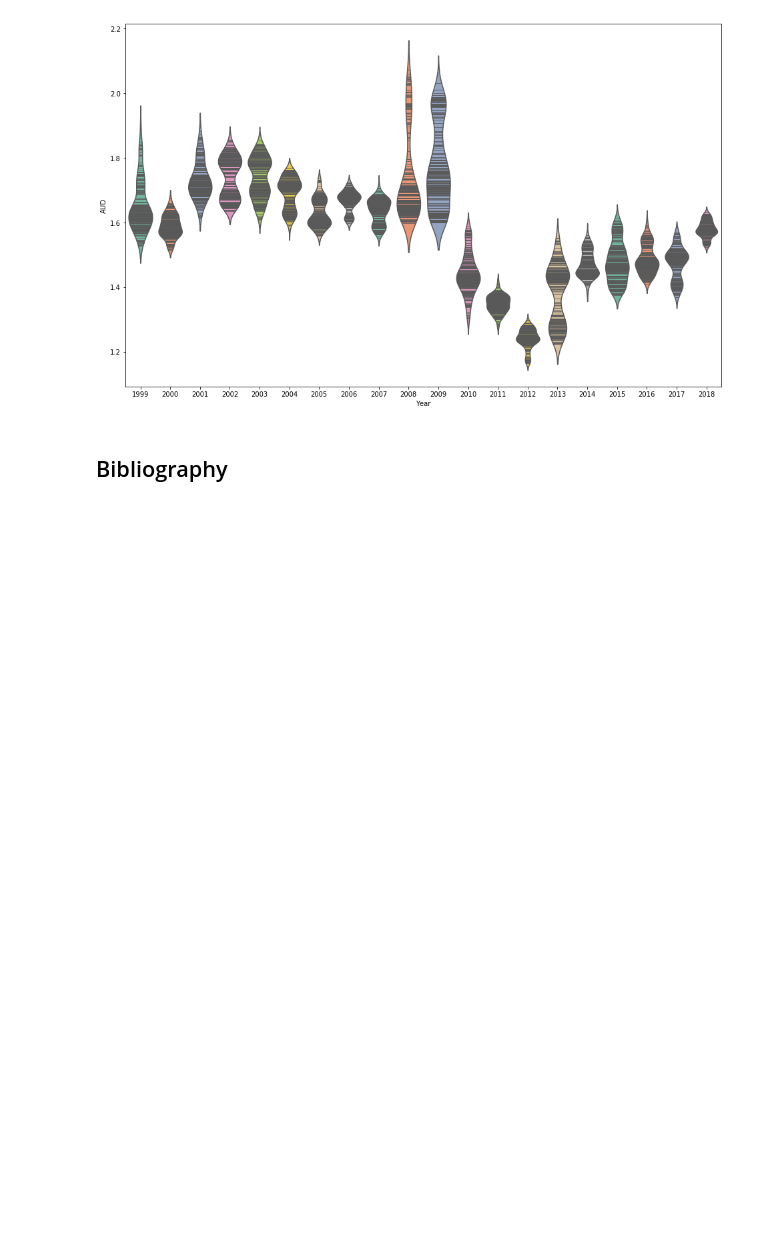
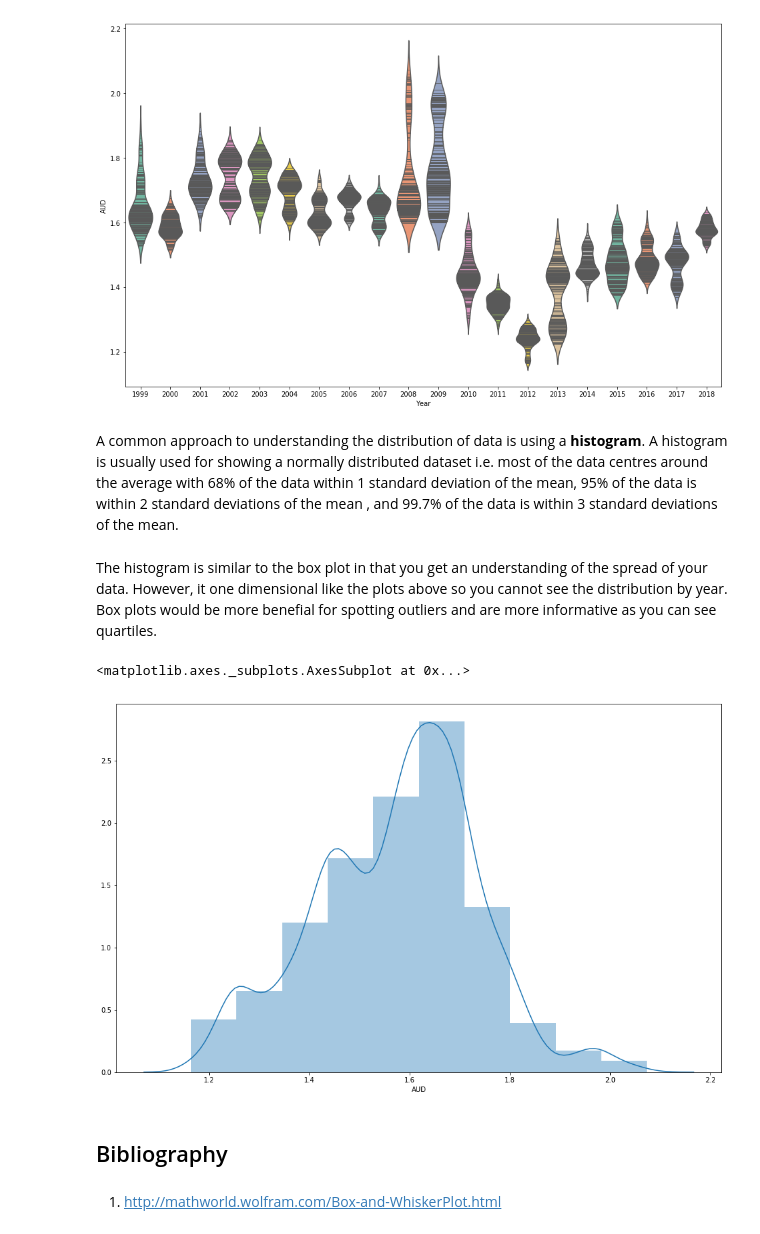
Before and after one commit to donalcarr/DC_Box-Plots, a Jupyter notebook: Assignment - Box Plots.ipynb, the cells around one changed output. Cells and saved outputs as stored; diff of their text form; code cells hidden in the pictures; blank space fills up the shorter version.

Commit message:
added histogram as alternative to box plot/added bibliography

```diff
--- a/Assignment - Box Plots.ipynb
+++ b/Assignment - Box Plots.ipynb
@@ -106,5 +106,22 @@ sns.violinplot(x="Year", y="AUD",
 # %% [output]
 <matplotlib.axes._subplots.AxesSubplot at 0x...>
 [figure]
+# %% [markdown]
+A common approach to understanding the distribution of data is using a **histogram**. A histogram is usually used for showing a
+normally distributed dataset i.e. most of the data centres around the average with
+68% of the data within 1 standard deviation of the mean,
+95% of the data is within 2 standard deviations of the mean , and 99.7% of the data is within 3 standard deviations
+of the mean.
+# %% [markdown]
+The histogram is similar to the box plot in that you get an understanding of the spread of your data. However, it one dimensional like the plots above so you cannot see the distribution by year. Box plots
+would be more benefial for spotting outliers and are more informative as you can see quartiles.
+# %%
+## https://seaborn.pydata.org/tutorial/distributions.html
+fig = plt.gcf()
+fig.set_size_inches( 16, 10)
+sns.distplot(fx.AUD, bins=10)
+# %% [output]
+<matplotlib.axes._subplots.AxesSubplot at 0x...>
+[figure, added]
 # %% [markdown]
 ## Bibliography
@@ -114,0 +128,2 @@ https://mathisonian.github.io/kde/ - kernal density
+# %% [markdown]
+1. http://mathworld.wolfram.com/Box-and-WhiskerPlot.html
```
Also changed, not shown: parts of 18 cells of this notebook.
